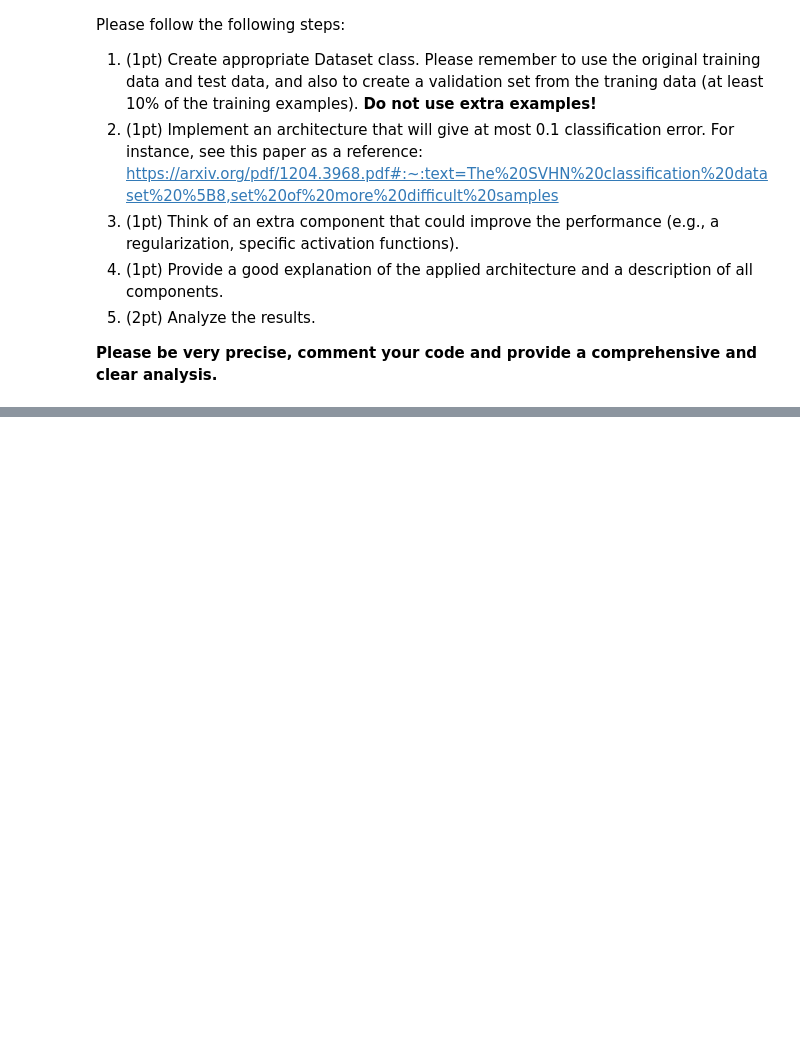
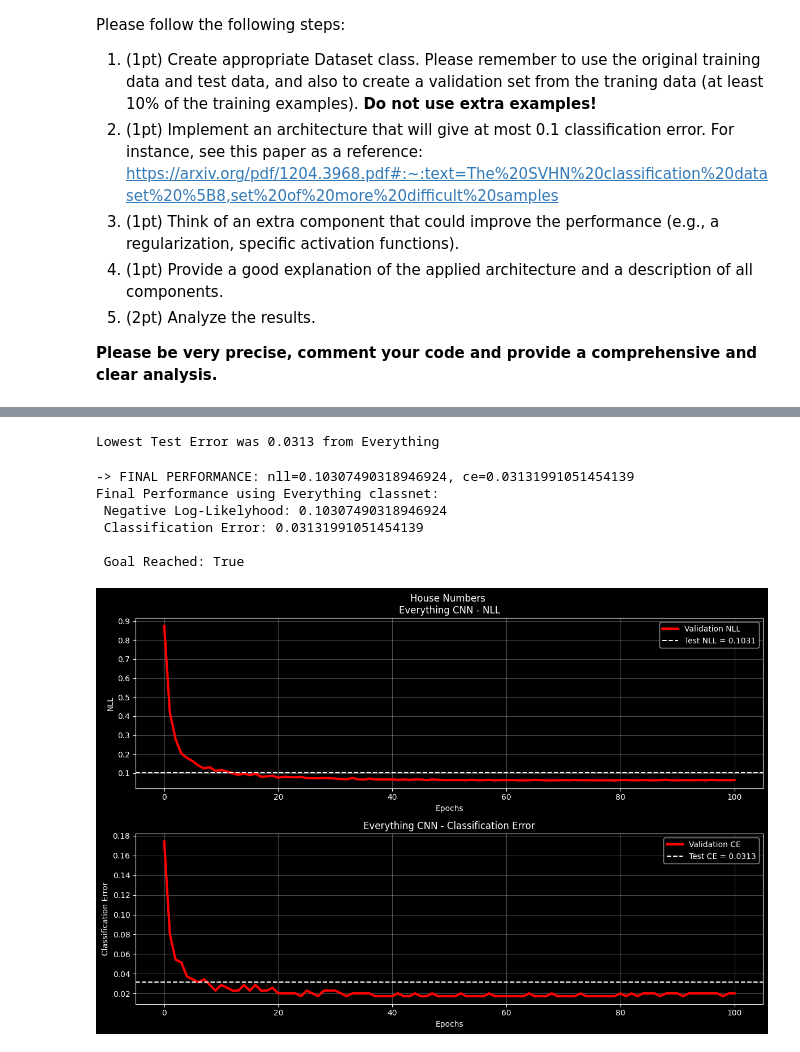
Before and after one commit to chrissaia/Computational_Intelligence, a Jupyter notebook: assignment_4.ipynb, the cells around one changed output, grey strips where cells are left out. Saved outputs shown, nothing was run; the diff lists cells and outputs as text; code cells hidden in the pictures; blank space fills up the shorter version.

```diff
--- a/assignment_4.ipynb
+++ b/assignment_4.ipynb
@@ -577,0 +935,8 @@ Please follow the following steps:
+# %%
+import pandas as pd
+# ===================
+# PRINT RESULTS
+# ===================
+
+df = pd.DataFrame(results).T
+df
@@ -577,0 +952,53 @@ Please follow the following steps:
+# %%
+# Get the model that performed the best
+best_row = df.loc[df["Test_error"].idxmin()]
+
+print(f"Lowest Test Error was {best_row["Test_error"]} from {best_row["Name"]}")
+best_classnet = all_classnets[int(best_row["ID"])]
+# %% [output]
+Lowest Test Error was 0.0313 from Everything
+# %%
+# Run it again to get a final result/plot and to see if it surpasses the goal
+test_loss, test_error = pipeline(best_classnet)
+
+goal_reached = (test_error < GOAL)
+print(f"Final Performance using {best_classnet[0]} classnet: \n Negative Log-Likelyhood: {test_loss} \n Classification Error: {test_error} \n \n Goal Reached: {goal_reached}")
+# %% [output]
+-> FINAL PERFORMANCE: nll=0.10307490318946924, ce=0.03131991051454139
+Final Performance using Everything classnet:
+ Negative Log-Likelyhood: 0.10307490318946924
+ Classification Error: 0.03131991051454139
+
+ Goal Reached: True
+# %%
+# ===========================================
+# SUBPLOTS FOR ONE MODEL
+# Top: NLL
+# Bottom: Classification Error
+# ===========================================
+
+fig, axes = plt.subplots(2, 1, figsize=(12, 8))
+name = all_classnets[int(best_row["ID"])][0]
+
+# ---- NLL plot ----
+axes[0].plot(np.arange(len(nll_val)), nll_val, linewidth=3, label="Validation NLL", color="red")
+axes[0].axhline(test_loss, linestyle="dashed", label=f"Test NLL = {test_loss:.4f}")
+axes[0].set_title(f"House Numbers \n{name} CNN - NLL")
+axes[0].set_xlabel("Epochs")
+axes[0].set_ylabel("NLL")
+axes[0].legend()
+axes[0].grid(True, alpha=0.3)
+
+# ---- Classification error plot ----
+axes[1].plot(np.arange(len(error_val)), error_val, linewidth=3, label="Validation CE", color="red")
+axes[1].axhline(test_error, linestyle="dashed", label=f"Test CE = {test_error:.4f}")
+axes[1].set_title(f"{name} CNN - Classification Error")
+axes[1].set_xlabel("Epochs")
+axes[1].set_ylabel("Classification Error")
+axes[1].legend()
+axes[1].grid(True, alpha=0.3)
+
+plt.tight_layout()
+plt.show()
+# %% [output]
+[figure, added]
```
Also changed, not shown: parts of 14 cells of this notebook, 1 other file.
